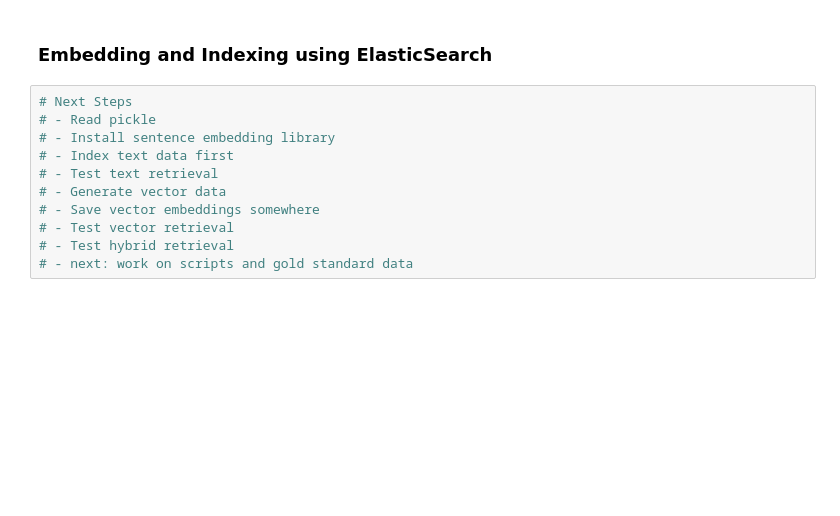
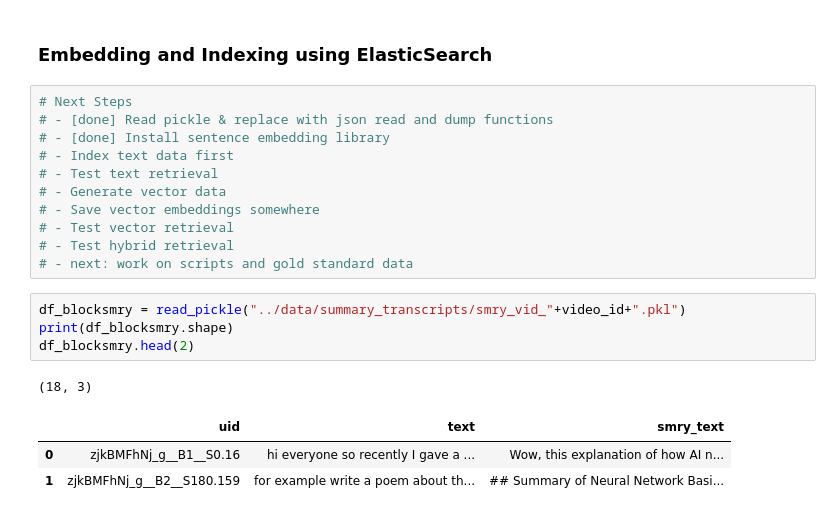
Before and after one commit to quickSilverShanks/VidSage, a Jupyter notebook: notebooks/data_preparation.ipynb, the cells around one changed output. Saved outputs shown, nothing was run; the diff lists cells and outputs as text; blank space fills up the shorter version.

```diff
--- a/notebooks/data_preparation.ipynb
+++ b/notebooks/data_preparation.ipynb
@@ -315,8 +316,8 @@ Here's a breakdown of the key points:
 ### Embedding and Indexing using ElasticSearch
 # %%
 # Next Steps
-# - Read pickle
-# - Install sentence embedding library
+# - [done] Read pickle & replace with json read and dump functions
+# - [done] Install sentence embedding library
 # - Index text data first
 # - Test text retrieval
 # - Generate vector data
@@ -324,3 +325,12 @@ Here's a breakdown of the key points:
 # - Test vector retrieval
 # - Test hybrid retrieval
 # - next: work on scripts and gold standard data
+# %%
+df_blocksmry = read_pickle("../data/summary_transcripts/smry_vid_"+video_id+".pkl")
+print(df_blocksmry.shape)
+df_blocksmry.head(2)
+# %% [output]
+(18, 3)
+|  | uid | text | smry_text |
+| 0 | zjkBMFhNj_g__B1__S0.16 | hi everyone so recently I gave a ... | Wow, this explanation of how AI n... |
+| 1 | zjkBMFhNj_g__B2__S180.159 | for example write a poem about th... | ## Summary of Neural Network Basi... |
```
Also changed, not shown: parts of 12 cells of this notebook, 5 other files.
